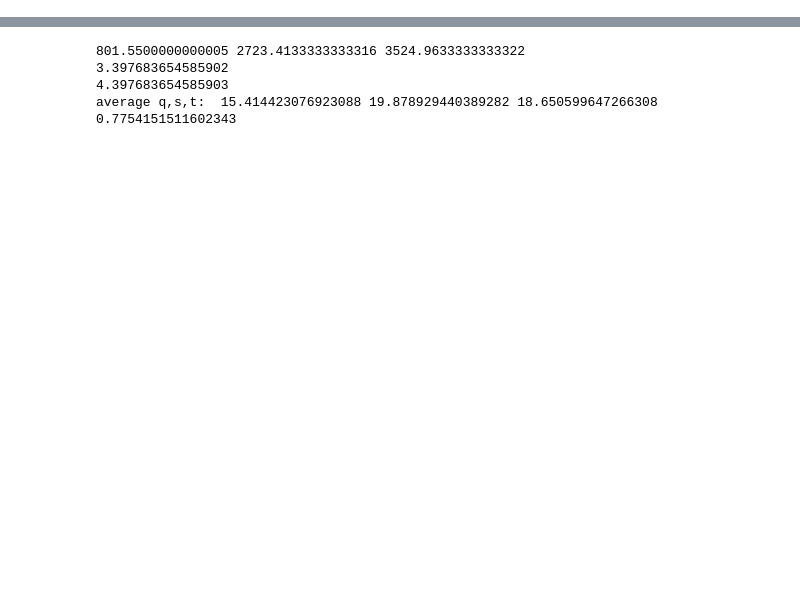
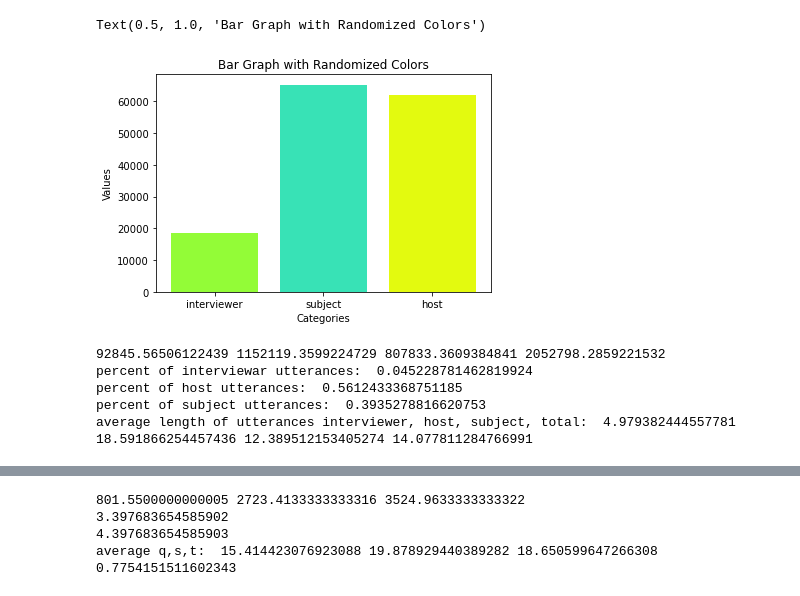
Before and after one commit to HabeckerDev/CSE158-A2, a Jupyter notebook: assignment2.ipynb, the cells around one changed output, grey strips where cells are left out. Drawn from its saved outputs; the diff is of its cells as text; code cells hidden in the pictures; blank space fills up the shorter version.

```diff
--- a/assignment2.ipynb
+++ b/assignment2.ipynb
@@ -23,0 +59,13 @@ print(dataset['ep-1'][0]['duration'])
+# %%
+categories = list(roles.keys())
+values = [entry for entry in roles.values()]
+colors = [('#%06x' % random.randint(0, 0xFFFFFF)) for _ in range(len(categories))]
+
+# Create a bar graph
+plt.bar(categories, values, color=colors)
+plt.xlabel('Categories')
+plt.ylabel('Values')
+plt.title('Bar Graph with Randomized Colors')
+# %% [output]
+Text(0.5, 1.0, 'Bar Graph with Randomized Colors')
+[figure, added]
@@ -23,0 +88,21 @@ print(dataset['ep-1'][0]['duration'])
+# %%
+i_length = sum(interviewer_length)
+h_length = sum(host_length)
+s_length = sum(subject_length)
+t_length = sum(total_length)
+print(i_length, h_length, s_length, t_length)
+print("percent of interviewar utterances: ", i_length/t_length)
+print("percent of host utterances: ", h_length/t_length)
+print("percent of subject utterances: ", s_length/t_length)
+
+i_average = i_length/len(interviewer_length)
+h_average = h_length/len(host_length)
+s_average = s_length/len(subject_length)
+t_average = t_length/len(total_length)
+print('average length of utterances interviewer, host, subject, total: ', i_average, h_average, s_average, t_average)
+# %% [output]
+92845.56506122439 1152119.3599224729 807833.3609384841 2052798.2859221532
+percent of interviewar utterances:  0.045228781462819924
+percent of host utterances:  0.5612433368751185
+percent of subject utterances:  0.3935278816620753
+average length of utterances interviewer, host, subject, total:  4.979382444557781 18.591866254457436 12.389512153405274 14.077811284766991
```
Also changed, not shown: parts of 39 cells of this notebook.
